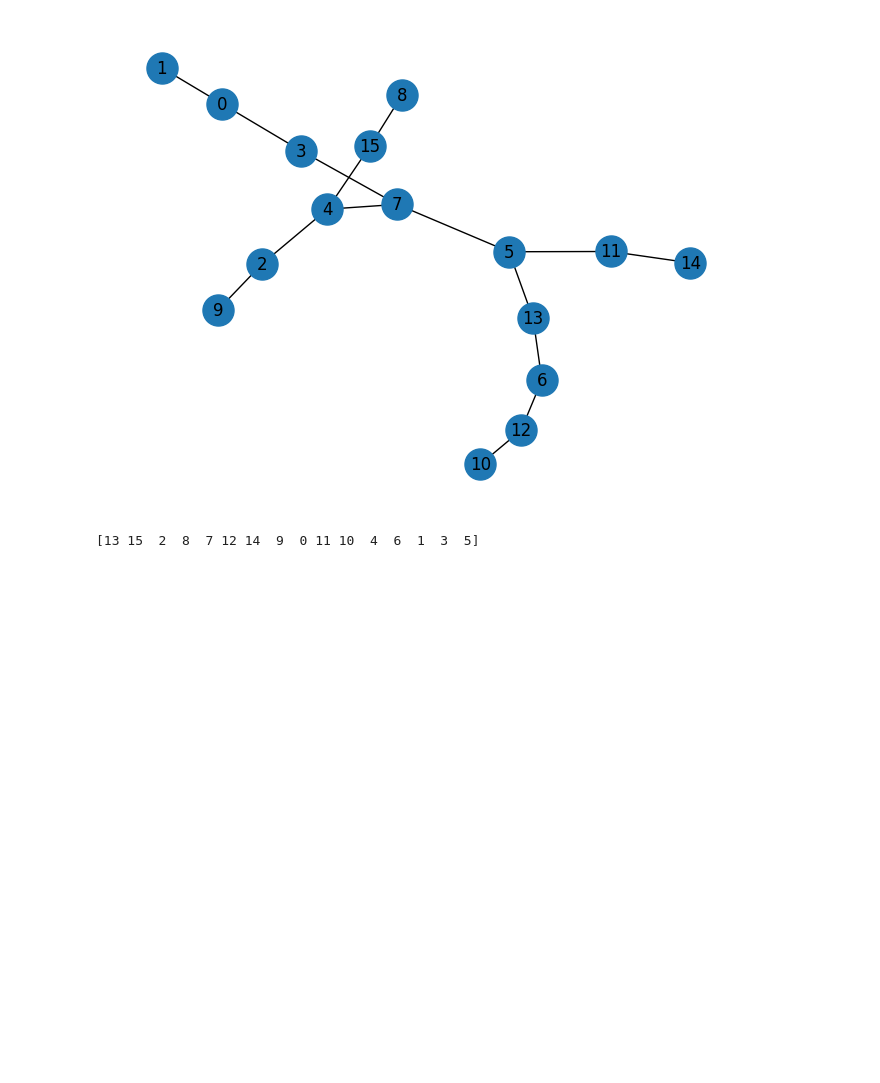
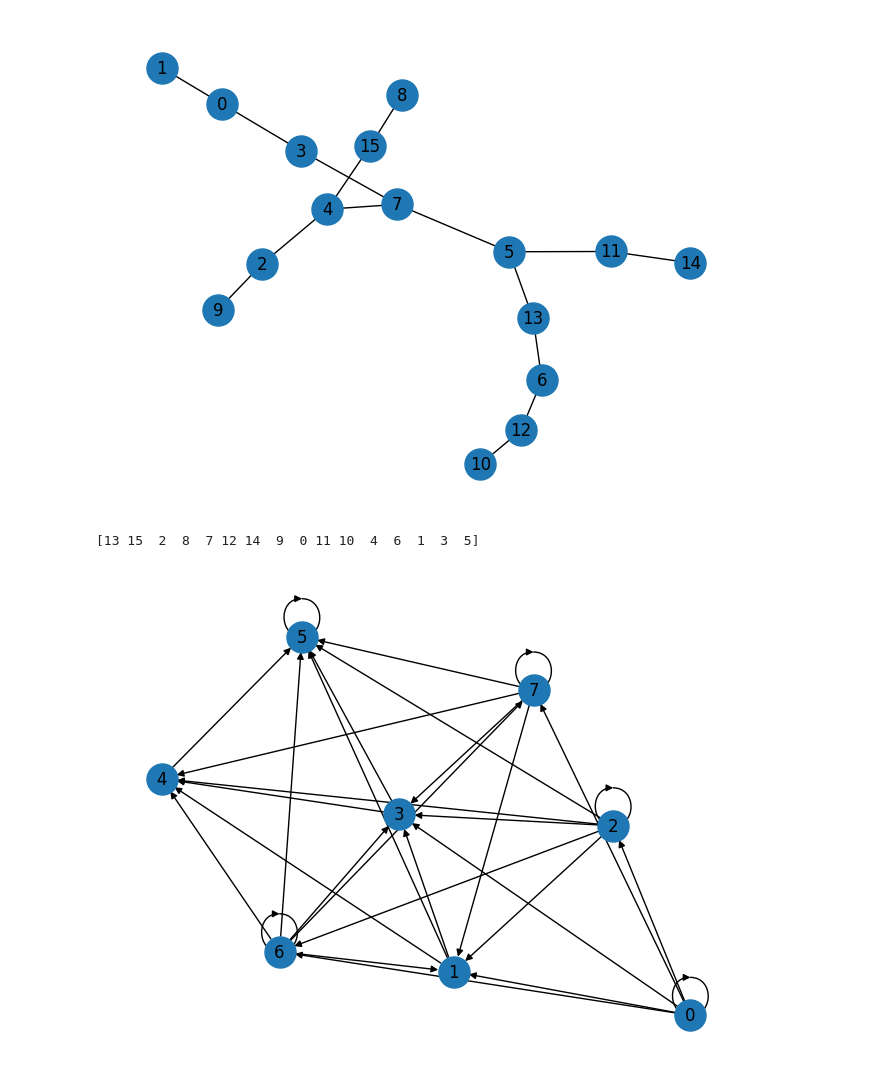
Before and after one commit to DJayalath/gnn-call-stack, a Jupyter notebook: debug.ipynb, the cells around one changed output. Drawn from its saved outputs; the diff is of its cells as text; code cells hidden in the pictures; blank space fills up the shorter version.

```diff
--- a/debug.ipynb
+++ b/debug.ipynb
@@ -68,14 +103,16 @@ def _random_tree(nb_nodes: int, p: float=0.5, directed=True):
 
   return mat
 # %%
-def show_graph_with_labels(adjacency_matrix):
-    rows, cols = np.where(adjacency_matrix == 1)
+def show_graph_with_labels(*adjs):
+  for i, adj in enumerate(adjs):
+    rows, cols = np.where(adj == 1)
     edges = zip(rows.tolist(), cols.tolist())
     gr = nx.Graph()
     gr.add_edges_from(edges)
+    plt.figure(i)
     nx.draw(gr, node_size=500, # labels=[str(i) for i in range(adjacency_matrix.shape[0])],
-            with_labels=True)
-    plt.show()
+            with_labels=True, arrows=True)
+  plt.show()
 # %%
 adj = _random_tree(16, 0.3)
 show_graph_with_labels(adj)
@@ -92,3 +129,30 @@ show_graph_with_labels(adj)
 print(perm)
 # %% [output]
 [13 15  2  8  7 12 14  9  0 11 10  4  6  1  3  5]
+# %%
+def _random_er_graph(nb_nodes, p=0.5, directed=False, acyclic=False,
+                     weighted=False, low=0.0, high=1.0):
+  """Random Erdos-Renyi  graph."""
+
+  mat = _rng.binomial(1, p, size=(nb_nodes, nb_nodes))
+  if not directed:
+    mat *= np.transpose(mat)
+  elif acyclic:
+    mat = np.triu(mat, k=1)
+    p = _rng.permutation(nb_nodes)  # To allow nontrivial solutions
+    mat = mat[p, :][:, p]
+  if weighted:
+    weights = _rng.uniform(low=low, high=high, size=(nb_nodes, nb_nodes))
+    if not directed:
+      weights *= np.transpose(weights)
+      weights = np.sqrt(weights + 1e-3)  # Add epsilon to protect underflow
+    mat = mat.astype(float) * weights
+  return mat
+# %%
+
+p=[0.1, 0.2, 0.3, 0.4, 0.5, 0.6, 0.7, 0.8, 0.9]
+lengths = [4, 8, 16, 24, 32]
+adj = _random_er_graph(nb_nodes=_rng.choice(lengths), p=_rng.choice(p), directed=True, acyclic=False, weighted=False)
+show_graph_with_labels(adj)
+# %% [output]
+[figure, added]
```
Also changed, not shown: parts of 4 cells of this notebook, 1 other file.
